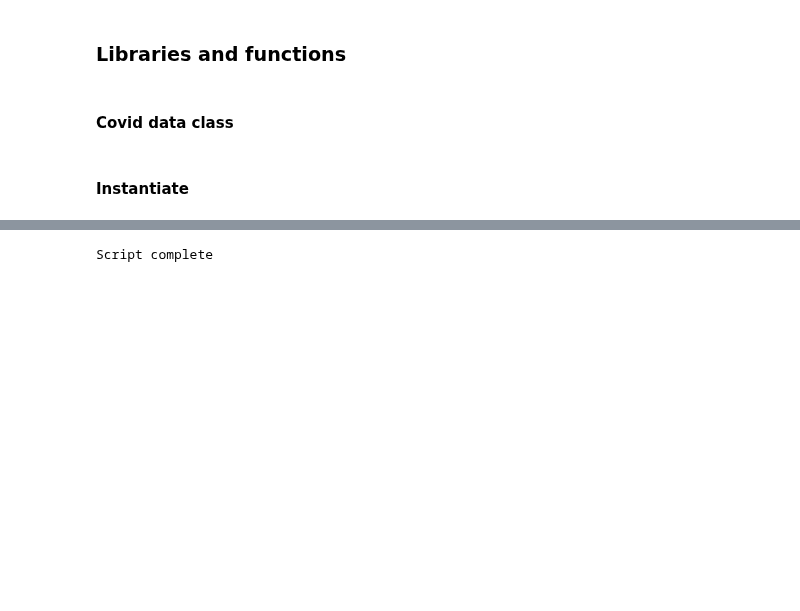
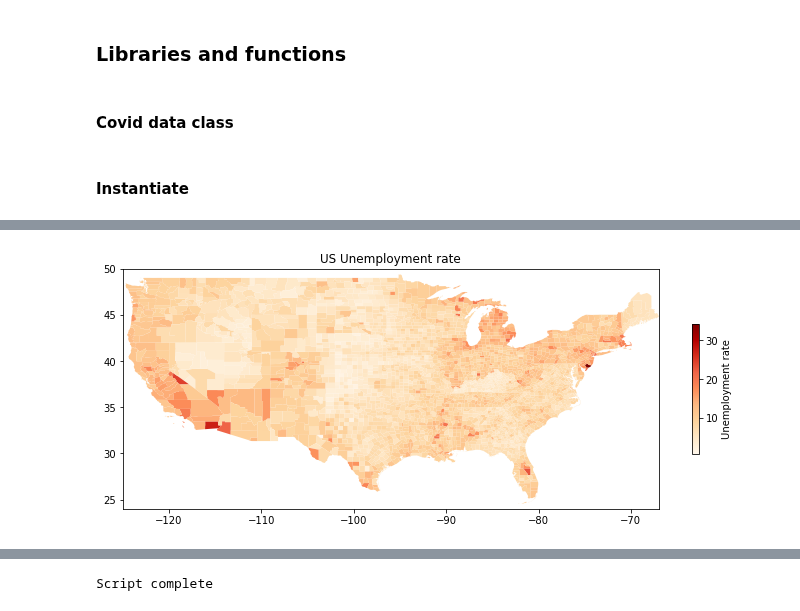
Before and after one commit to dturner195/covid_data, a Jupyter notebook: Master_dashboard.ipynb, the cells around one changed output, grey strips where cells are left out. Drawn from its saved outputs; the diff is of its cells as text; code cells hidden in the pictures; blank space fills up the shorter version.

```diff
--- a/Master_dashboard.ipynb
+++ b/Master_dashboard.ipynb
@@ -649,0 +732,5 @@ Projections start: 2020-08-07
+# %%
+# Show latest US unemployment by county
+data.us_geo_plot('Unemployment rate')
+# %% [output]
+[figure, added]
```
Also changed, not shown: parts of 9 cells of this notebook, 6 other files.
